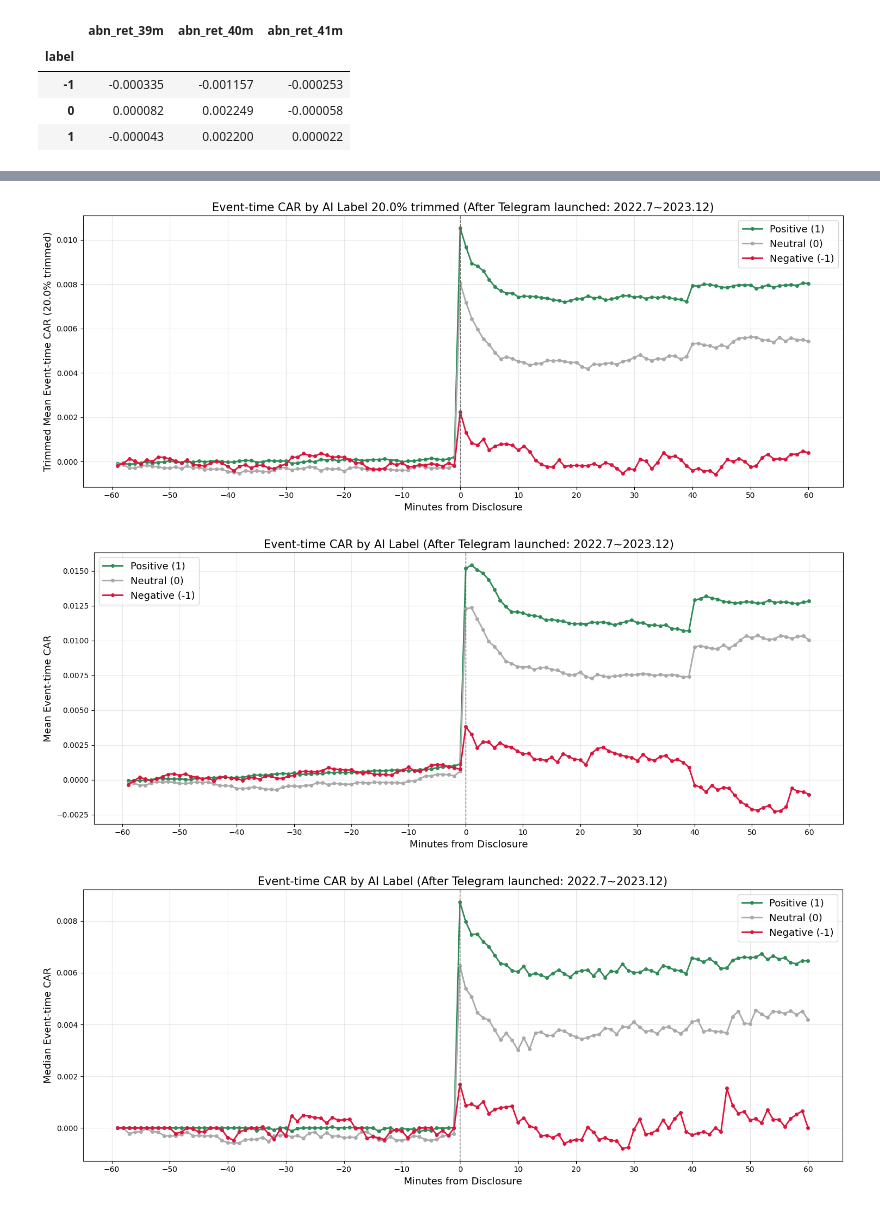
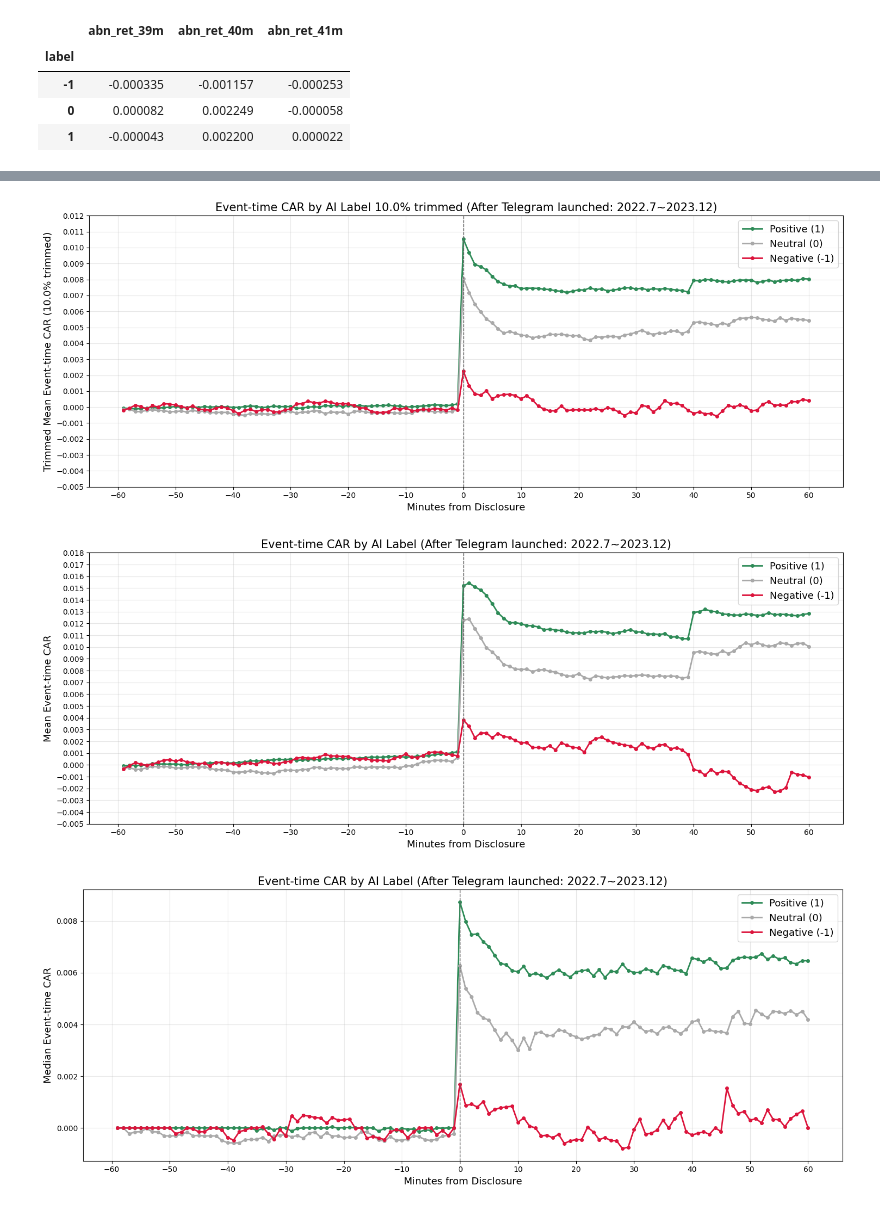
Before and after one commit to antaechan/dart-sentiment-analysis, a Jupyter notebook: analysis/EDA_after_telegram_kind_log_wo_survive_bias.ipynb, the cells around one changed output, grey strips where cells are left out. Drawn from its saved outputs; the diff is of its cells as text; code cells hidden in the pictures.

```diff
--- a/analysis/EDA_after_telegram_kind_log_wo_survive_bias.ipynb
+++ b/analysis/EDA_after_telegram_kind_log_wo_survive_bias.ipynb
@@ -718,5 +785,6 @@ plt.show()
 # %%
-alpha = 0.2
+
+alpha = 0.1
 
 plt.figure(figsize=(15, 6))
 
@@ -749,7 +817,15 @@ for label, c, name in zip(label_order, colors, label_names):
 
 plt.axvline(0, color="#666", linestyle="--", lw=1)
 plt.legend(fontsize=13)
-plt.xticks(range(-60, 61, 10))
+plt.xticks(range(-60, 61, 10))# ---- yticks here ----
+# 직접 min/max 지정 (예시: -0.01 ~ 0.025)
+# 필요에 따라 아래 값 조정
+ytick_min = -0.005
+ytick_max = 0.012
+ytick_step = 0.001
+yticks = np.arange(ytick_min, ytick_max + ytick_step, ytick_step)
+plt.ylim(ytick_min, ytick_max)
+plt.yticks(yticks)
 plt.xlabel("Minutes from Disclosure", fontsize=13)
 plt.ylabel(f"Trimmed Mean Event-time CAR ({alpha*100}% trimmed)", fontsize=13)
 plt.title(f"Event-time CAR by AI Label {alpha*100}% trimmed (After Telegram launched: 2022.7~2023.12)", fontsize=15)
@@ -757,7 +833,7 @@ plt.grid(alpha=0.3, linestyle='-')
 plt.tight_layout()
 plt.show()
 # %% [output]
-[figure, old version]
+[figure, new version]
 # %%
 import matplotlib.pyplot as plt
 
@@ -773,34 +849,42 @@ car_time_labels = ret_columns
 
 plt.figure(figsize=(15, 6))
 for label, c, name in zip(label_order, colors, label_names):
     grp = df_with_returns[df_with_returns['label'] == label]
     # 혹시 열이 전부 없는 경우 에러 방지: 존재하는 컬럼만 사용
     available_cols = [col for col in car_time_labels if col in grp.columns]
     if len(available_cols) == 0:
         continue
     yvals = grp[available_cols].mean()
     xvals = [int(col.replace("CAR_event_", "")) for col in available_cols]
     plt.plot(
         xvals,
         yvals.values,
         label=name,
         color=c,
         marker='o',
         linewidth=2,
         markersize=4
     )
 
 plt.axvline(0, color="#666", linestyle="--", lw=1)
 plt.legend(fontsize=13)
 plt.xticks(range(-60, 61, 10))
+# 직접 min/max 지정 (예시: -0.01 ~ 0.025)
+# 필요에 따라 아래 값 조정
+ytick_min = -0.005
+ytick_max = 0.018
+ytick_step = 0.001
+yticks = np.arange(ytick_min, ytick_max + ytick_step, ytick_step)
+plt.ylim(ytick_min, ytick_max)
+plt.yticks(yticks)
 plt.xlabel("Minutes from Disclosure", fontsize=13)
 plt.ylabel("Mean Event-time CAR", fontsize=13)
 plt.title("Event-time CAR by AI Label (After Telegram launched: 2022.7~2023.12)", fontsize=15)
 plt.grid(alpha=0.3, linestyle='-')
 plt.tight_layout()
 plt.show()
 # %% [output]
-[figure, old version]
+[figure, new version]
 # %%
 import matplotlib.pyplot as plt
 
```
Also changed, not shown: parts of 2 cells of this notebook, 1 other file.
